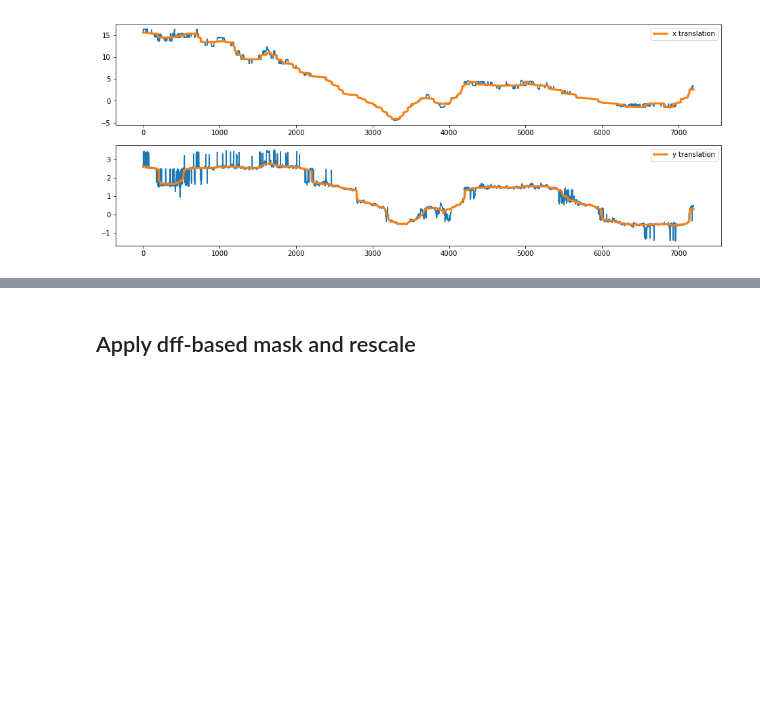
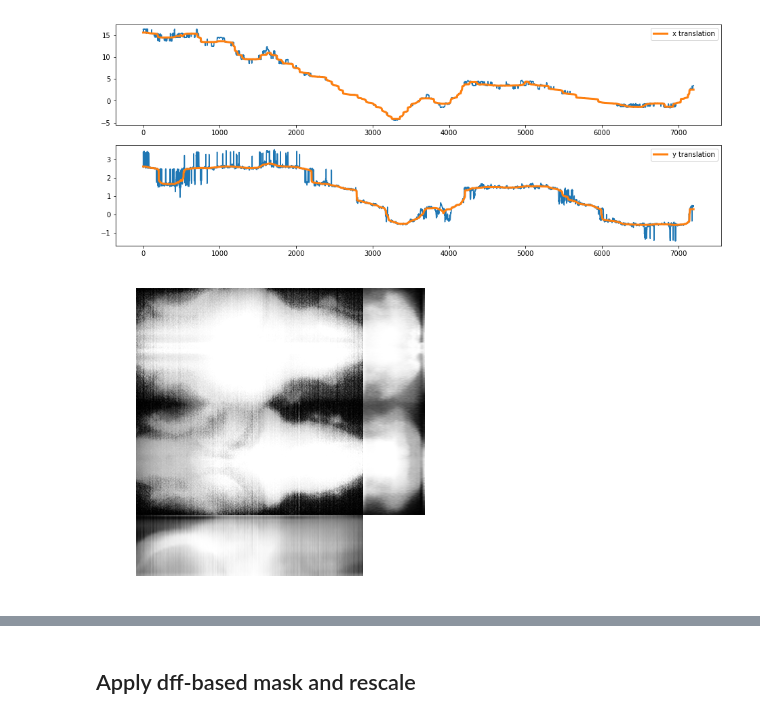
Before and after one commit to Yumuu/ngm, a Jupyter notebook: notebooks/save-projections.ipynb, the cells around one changed output, grey strips where cells are left out. Cells and saved outputs as stored; diff of their text form; code cells hidden in the pictures; blank space fills up the shorter version.

```diff
--- a/notebooks/save-projections.ipynb
+++ b/notebooks/save-projections.ipynb
@@ -96,21 +84,26 @@ ims.shape
 %%time
 do_registration = False
 
-ref_range = (len(fnames) // 2) + np.arange(-5,5)
-ref = td.images.fromlist(np.array(fnames)[ref_range], accessor=load_image)
-ref = ref.median_filter(size=(1,3,3)).mean().toarray().astype('float32')
+if not exists(paths['reg']):
+    ref_range = (len(fnames) // 2) + np.arange(-5,5)
+    ref = td.images.fromlist(np.array(fnames)[ref_range], accessor=load_image)
+    ref = ref.median_filter(size=(1,3,3)).mean().toarray().astype('uint16')
 
-if bidirectional_stack:
-    ref = rearrange_bidirectional_stack(ref)
+    if bidirectional_stack:
+        ref = rearrange_bidirectional_stack(ref)
 
-# save reference image to disk
-from skimage.io import imsave
-if not exists(paths['reg']):
+    # save reference image to disk
+    from skimage.io import imsave
+
     makedirs(paths['reg'])
-imsave(paths['reg'] + 'anat_reference.tif', ref.astype('uint16'), compress=1)
+    imsave(paths['reg'] + 'anat_reference.tif', ref, compress=1)
+else:
+    from skimage.io import imread
+    ref = imread(paths['reg'] + 'anat_reference.tif')
 
 try:
     affs = np.load(paths['reg'] + 'regparams_affine.npy')
+    affs = affs[plr]
     print('Registration params found')
 except(FileNotFoundError):
     print('Registration params not found, performing registration')
@@ -151,6 +138,7 @@ axs[1].legend()
 <matplotlib.legend.Legend at 0x...>
 [figure]
 # %%
-hist = np.histogram(ref.ravel()[::100], np.arange(ref.min(), ref.max()))
+# One can estimate the background pixe levels using the peak of the histogram of the reference image
+#hist = np.histogram(ref.ravel()[::100], np.arange(ref.min(), ref.max()))
 #fill_val = np.round(hist[1][np.argmax(hist[0])])
-fill_val = background_im.mean()
+fill_val = np.median(background_im)
@@ -159,3 +145,9 @@ np.clip?
+# %%
+from fish.image.vol import proj_plot
+mask = ref > fill_val
+proj_plot(mask, np.mean, aspect=aspect);
+# %% [output]
+[figure, added]
 # %%
 from scipy.ndimage.interpolation import shift
 
```
Also changed, not shown: parts of 16 cells of this notebook.
